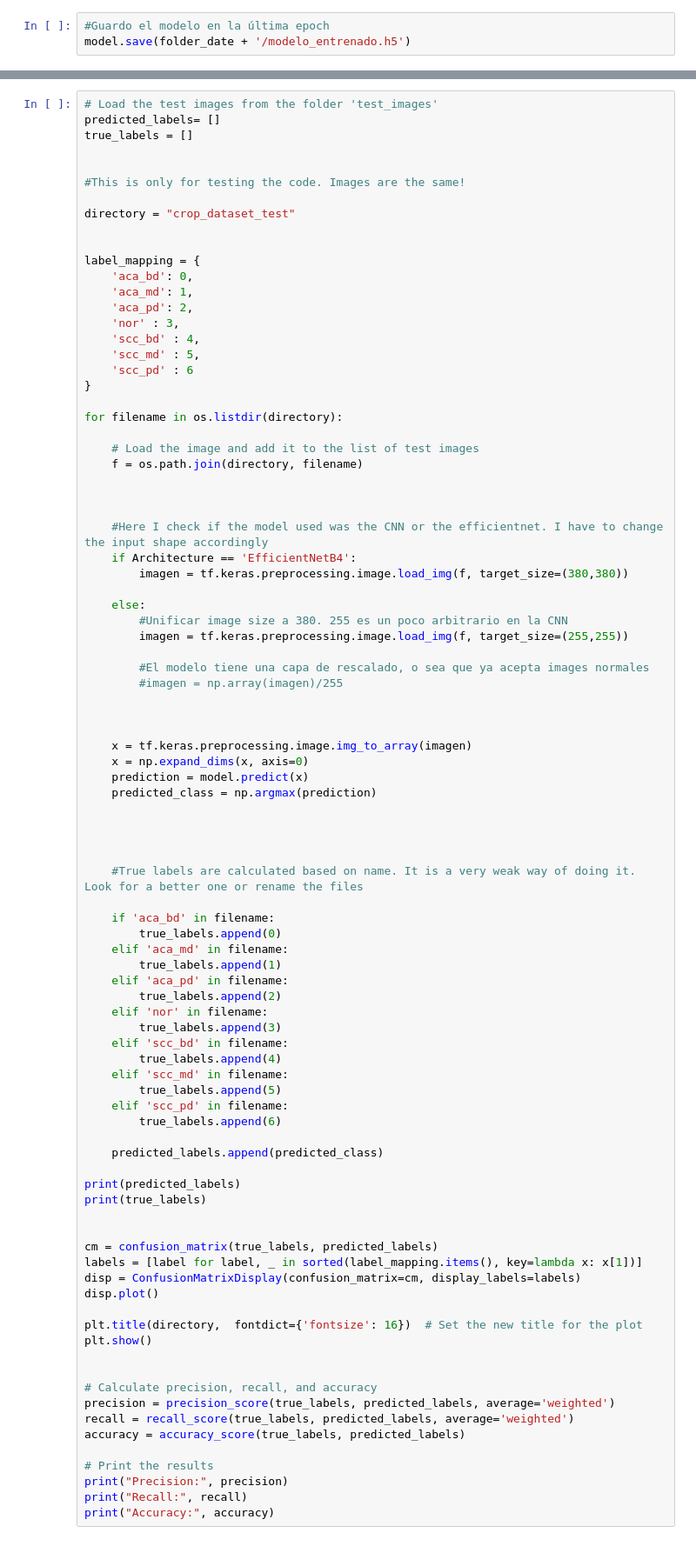
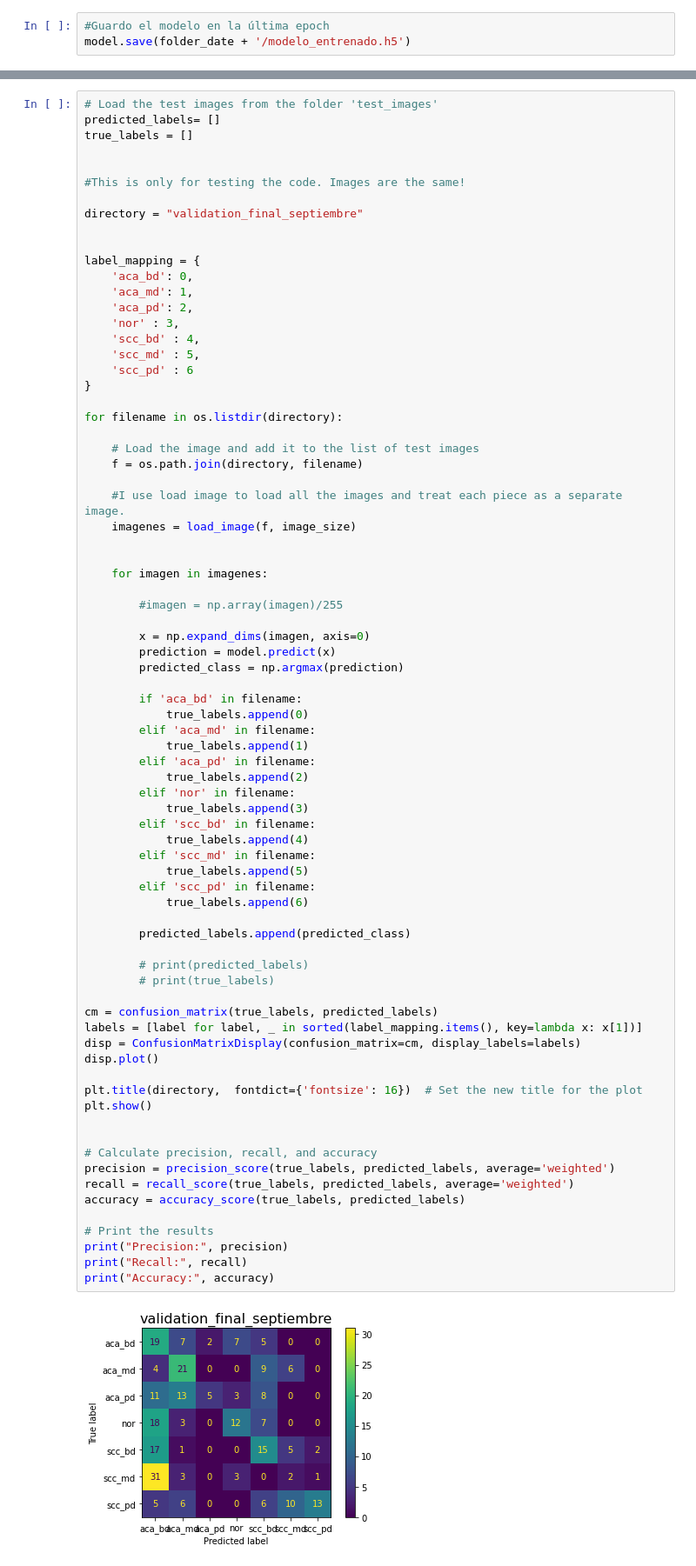
Before and after one commit to jorgediosdado/lung_tissues_classification, a Jupyter notebook: efficientnet_noncropped_images.ipynb, the cells around one changed output, grey strips where cells are left out. Shown: that part at 87% size. Saved outputs shown, nothing was run; the diff lists cells and outputs as text.

```diff
--- a/efficientnet_noncropped_images.ipynb
+++ b/efficientnet_noncropped_images.ipynb
@@ -376,7 +433,7 @@ true_labels = []
 
 #This is only for testing the code. Images are the same!
 
-directory = "crop_dataset_test"
+directory = "validation_final_septiembre"
 
 
 label_mapping = {
@@ -394,68 +451,55 @@ for filename in os.listdir(directory):
     # Load the image and add it to the list of test images
     f = os.path.join(directory, filename)
 
+    #I use load image to load all the images and treat each piece as a separate image.
+    imagenes = load_image(f, image_size)
 
 
-    #Here I check if the model used was the CNN or the efficientnet. I have to change the input shape accordingly
-    if Architecture == 'EfficientNetB4':
-        imagen = tf.keras.preprocessing.image.load_img(f, target_size=(380,380))
+    for imagen in imagenes:
 
-    else:
-        #Unificar image size a 380. 255 es un poco arbitrario en la CNN
-        imagen = tf.keras.preprocessing.image.load_img(f, target_size=(255,255))
-
-        #El modelo tiene una capa de rescalado, o sea que ya acepta images normales
         #imagen = np.array(imagen)/255
 
+        x = np.expand_dims(imagen, axis=0)
+        prediction = model.predict(x)
+        predicted_class = np.argmax(prediction)
 
+        if 'aca_bd' in filename:
+            true_labels.append(0)
+        elif 'aca_md' in filename:
+            true_labels.append(1)
+        elif 'aca_pd' in filename:
+            true_labels.append(2)
+        elif 'nor' in filename:
+            true_labels.append(3)
+        elif 'scc_bd' in filename:
+            true_labels.append(4)
+        elif 'scc_md' in filename:
+            true_labels.append(5)
+        elif 'scc_pd' in filename:
+            true_labels.append(6)
 
-    x = tf.keras.preprocessing.image.img_to_array(imagen)
-    x = np.expand_dims(x, axis=0)
-    prediction = model.predict(x)
-    predicted_class = np.argmax(prediction)
+        predicted_labels.append(predicted_class)
 
-
-
-
-    #True labels are calculated based on name. It is a very weak way of doing it. Look for a better one or rename the files
-
-    if 'aca_bd' in filename:
-        true_labels.append(0)
-    elif 'aca_md' in filename:
-        true_labels.append(1)
-    elif 'aca_pd' in filename:
-        true_labels.append(2)
-    elif 'nor' in filename:
-        true_labels.append(3)
-    elif 'scc_bd' in filename:
-        true_labels.append(4)
-    elif 'scc_md' in filename:
-        true_labels.append(5)
-    elif 'scc_pd' in filename:
-        true_labels.append(6)
-
-    predicted_labels.append(predicted_class)
-
-print(predicted_labels)
-print(true_labels)
-
+        # print(predicted_labels)
+        # print(true_labels)
 
 cm = confusion_matrix(true_labels, predicted_labels)
 labels = [label for label, _ in sorted(label_mapping.items(), key=lambda x: x[1])]
 disp = ConfusionMatrixDisplay(confusion_matrix=cm, display_labels=labels)
 disp.plot()
 
 plt.title(directory,  fontdict={'fontsize': 16})  # Set the new title for the plot
 plt.show()
 
 
 # Calculate precision, recall, and accuracy
 precision = precision_score(true_labels, predicted_labels, average='weighted')
 recall = recall_score(true_labels, predicted_labels, average='weighted')
 accuracy = accuracy_score(true_labels, predicted_labels)
 
 # Print the results
 print("Precision:", precision)
 print("Recall:", recall)
 print("Accuracy:", accuracy)
 # %% [output]
+[figure, new version]
```
Also changed, not shown: parts of 16 cells of this notebook, 4 other files.
